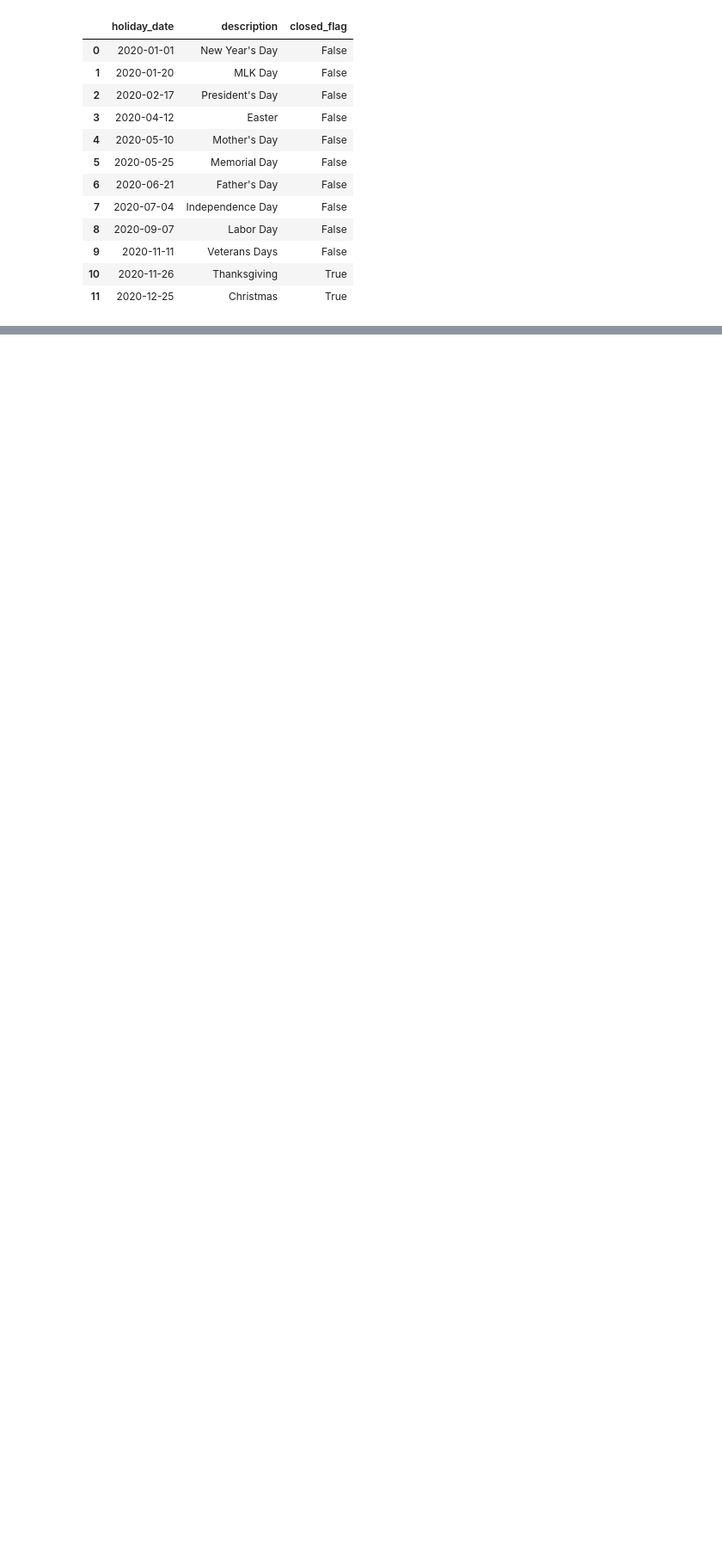
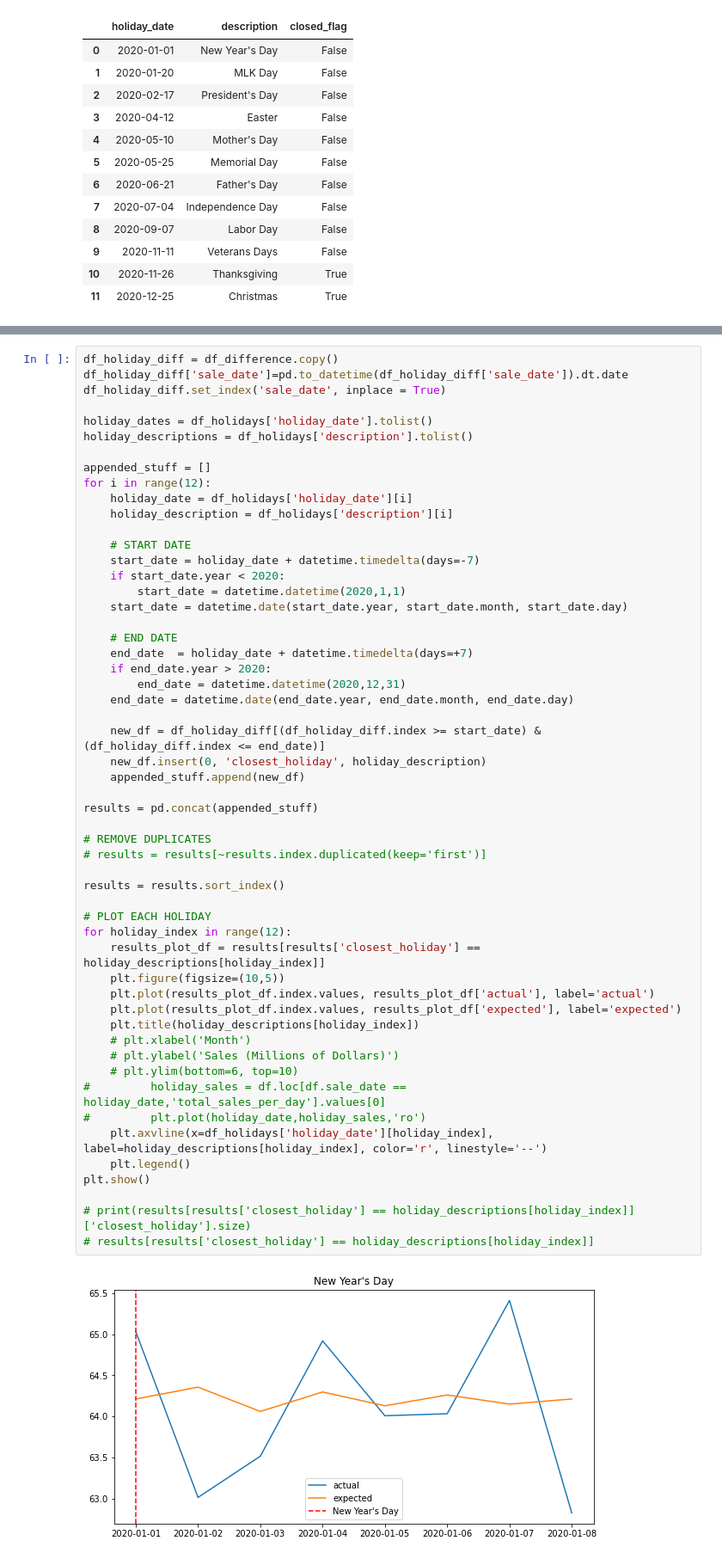
Before and after one commit to scabanela-ischool/Data_Engineering_Proj1_Querying, a Jupyter notebook: project_1_4.ipynb, the cells around one changed output, grey strips where cells are left out. Shown: that part at 86% size. Cells and saved outputs as stored; diff of their text form; blank space fills up the shorter version.

```diff
--- a/project_1_4.ipynb
+++ b/project_1_4.ipynb
@@ -576,0 +278,56 @@ No handles with labels found to put in legend.
+# %%
+df_holiday_diff = df_difference.copy()
+df_holiday_diff['sale_date']=pd.to_datetime(df_holiday_diff['sale_date']).dt.date
+df_holiday_diff.set_index('sale_date', inplace = True)
+
+holiday_dates = df_holidays['holiday_date'].tolist()
+holiday_descriptions = df_holidays['description'].tolist()
+
+appended_stuff = []
+for i in range(12):
+    holiday_date = df_holidays['holiday_date'][i]
+    holiday_description = df_holidays['description'][i]
+
+    # START DATE
+    start_date = holiday_date + datetime.timedelta(days=-7)
+    if start_date.year < 2020:
+        start_date = datetime.datetime(2020,1,1)
+    start_date = datetime.date(start_date.year, start_date.month, start_date.day)
+
+    # END DATE
+    end_date  = holiday_date + datetime.timedelta(days=+7)
+    if end_date.year > 2020:
+        end_date = datetime.datetime(2020,12,31)
+    end_date = datetime.date(end_date.year, end_date.month, end_date.day)
+
+    new_df = df_holiday_diff[(df_holiday_diff.index >= start_date) & (df_holiday_diff.index <= end_date)]
+    new_df.insert(0, 'closest_holiday', holiday_description)
+    appended_stuff.append(new_df)
+
+results = pd.concat(appended_stuff)
+
+# REMOVE DUPLICATES
+# results = results[~results.index.duplicated(keep='first')]
+
+results = results.sort_index()
+
+# PLOT EACH HOLIDAY
+for holiday_index in range(12):
+    results_plot_df = results[results['closest_holiday'] == holiday_descriptions[holiday_index]]
+    plt.figure(figsize=(10,5))
+    plt.plot(results_plot_df.index.values, results_plot_df['actual'], label='actual')
+    plt.plot(results_plot_df.index.values, results_plot_df['expected'], label='expected')
+    plt.title(holiday_descriptions[holiday_index])
+    # plt.xlabel('Month')
+    # plt.ylabel('Sales (Millions of Dollars)')
+    # plt.ylim(bottom=6, top=10)
+#         holiday_sales = df.loc[df.sale_date == holiday_date,'total_sales_per_day'].values[0]
+#         plt.plot(holiday_date,holiday_sales,'ro')
+    plt.axvline(x=df_holidays['holiday_date'][holiday_index], label=holiday_descriptions[holiday_index], color='r', linestyle='--')
+    plt.legend()
+plt.show()
+
+# print(results[results['closest_holiday'] == holiday_descriptions[holiday_index]]['closest_holiday'].size)
+# results[results['closest_holiday'] == holiday_descriptions[holiday_index]]
+# %% [output]
+[figure, added]
```
Also changed, not shown: parts of 16 cells of this notebook.
